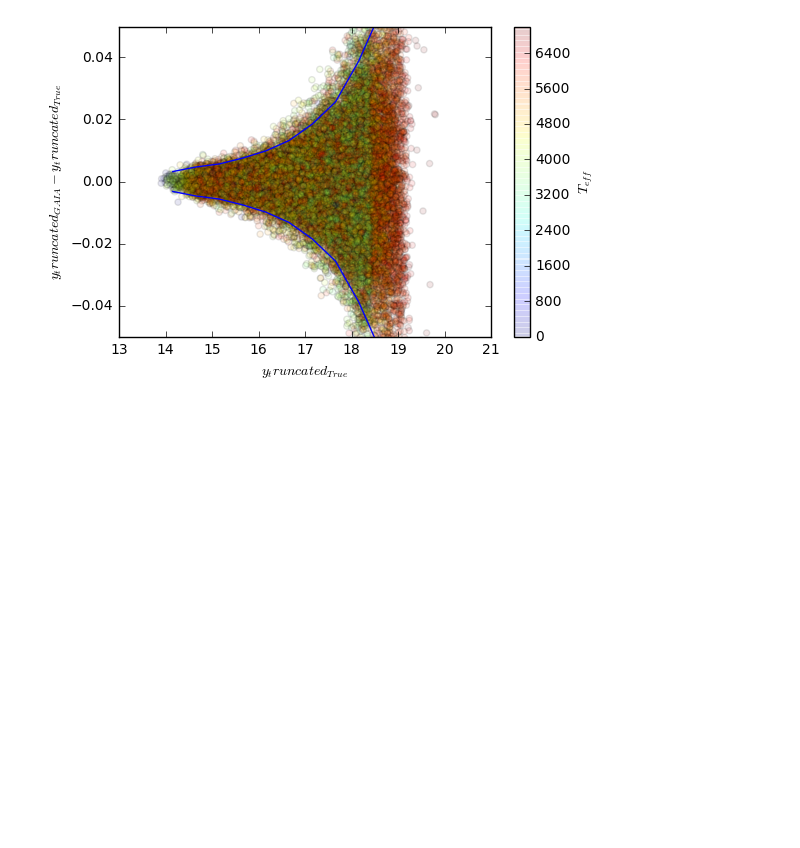
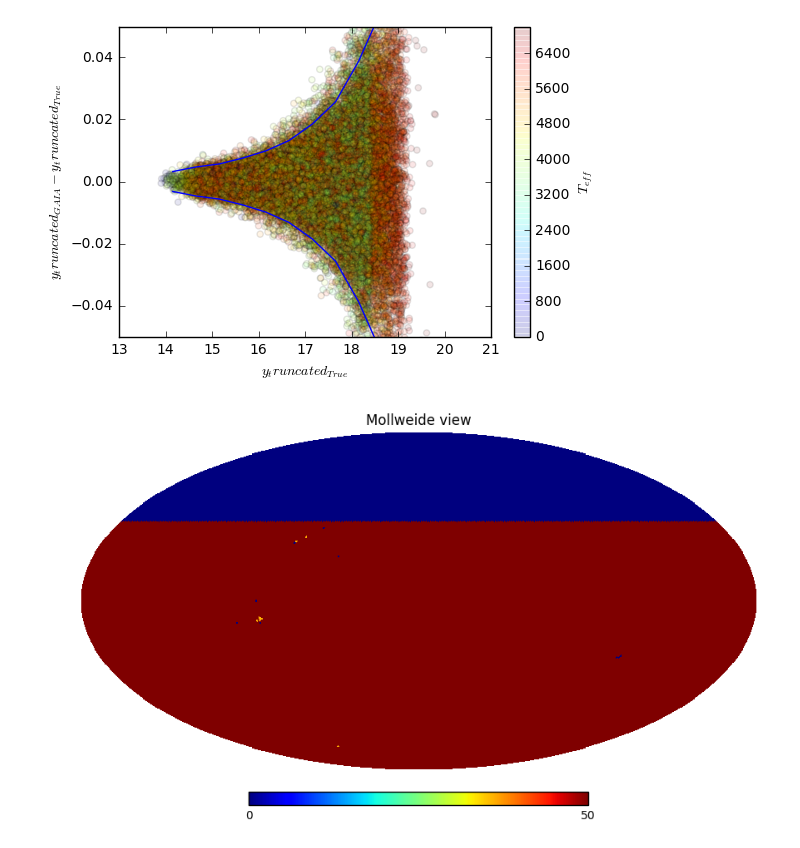
Before and after one commit to lsst-sims/sims_gaia_calib, a Jupyter notebook: python/blargh.ipynb, the cells around one changed output. Drawn from its saved outputs; the diff is of its cells as text; code cells hidden in the pictures; blank space fills up the shorter version.

```diff
--- a/python/blargh.ipynb
+++ b/python/blargh.ipynb
@@ -151,0 +168,4 @@ mapDir = os.path.join(getPackageDir('sims_maps'),'StarMaps')
+# %%
+hp.mollview(starDensity[:,30], max=50)
+# %% [output]
+[figure, added]
```
Also changed, not shown: parts of 37 cells of this notebook, 1 other file.
